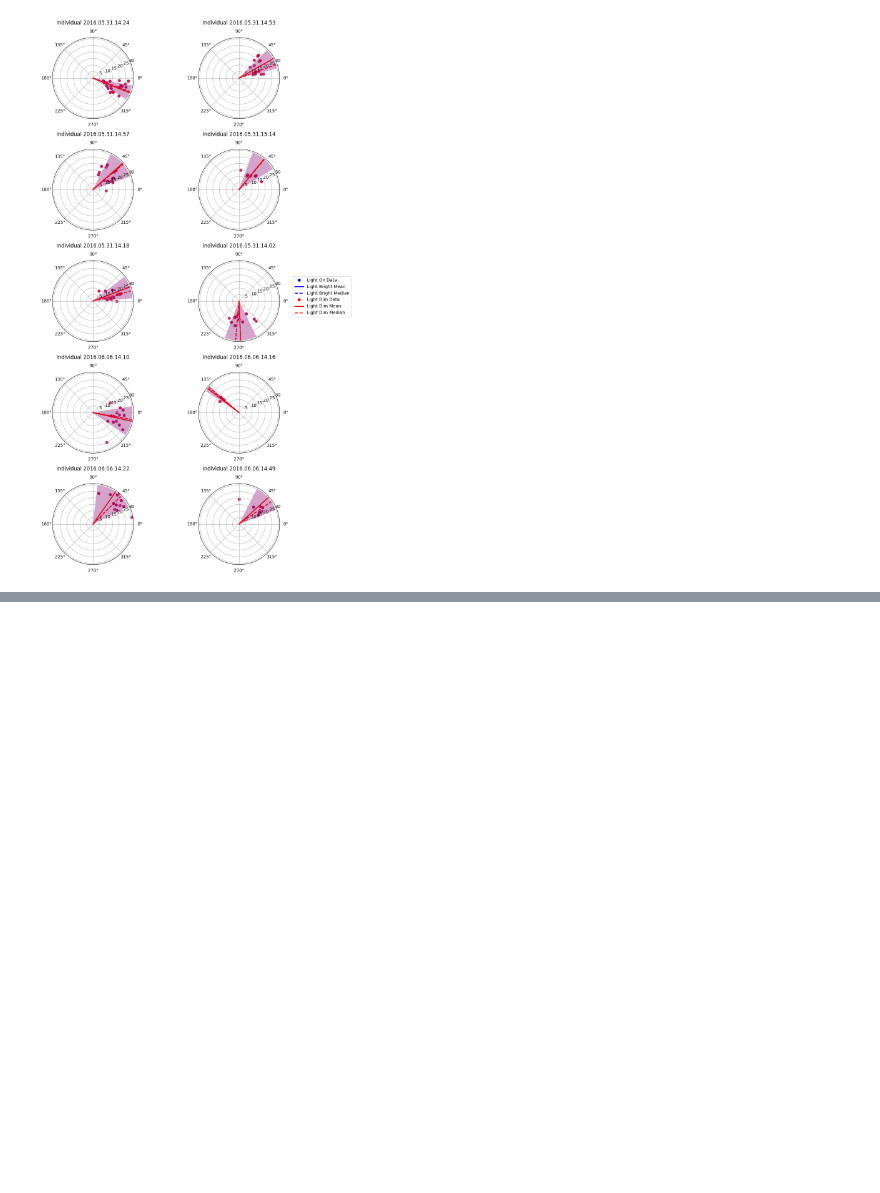
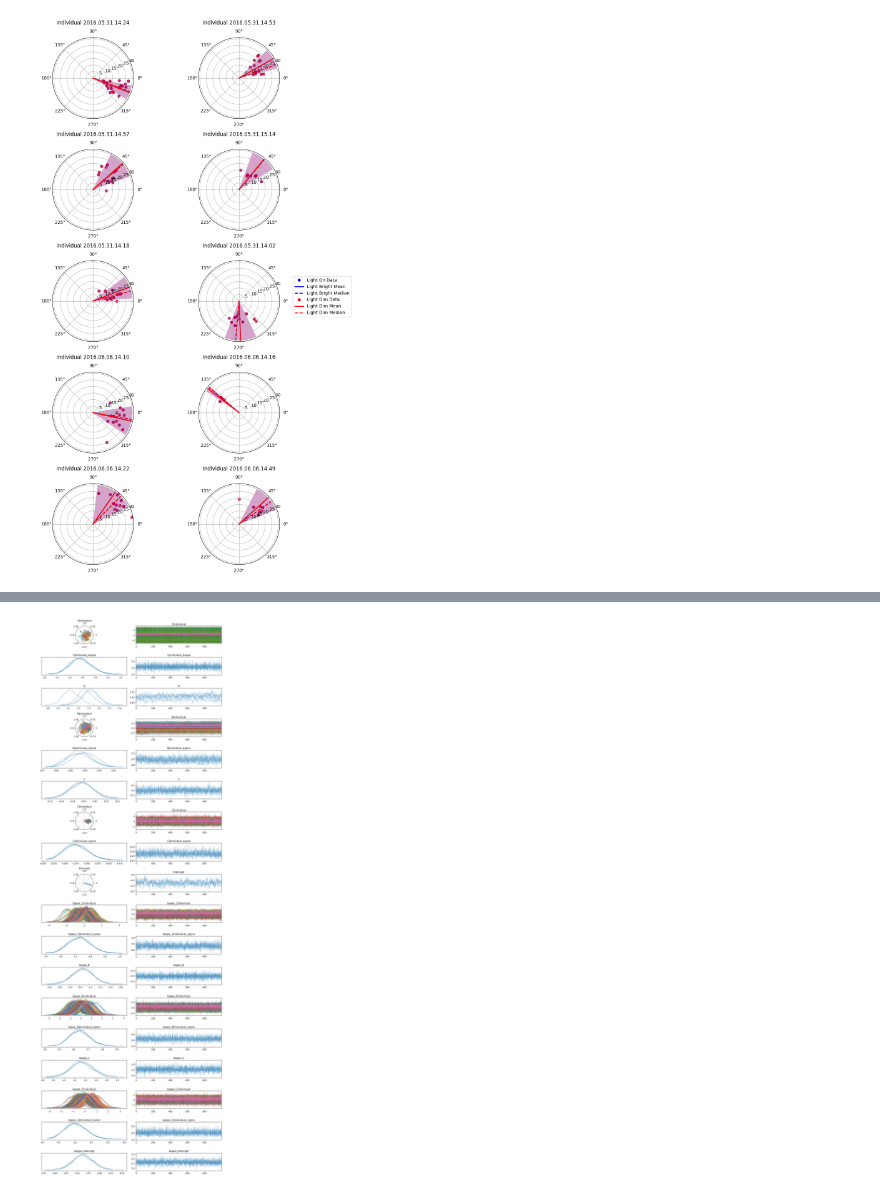
Before and after one commit to Foztarz/GUVdances, a Jupyter notebook: UnwrapGUV.ipynb, the cells around one changed output, grey strips where cells are left out. Drawn from its saved outputs; the diff is of its cells as text; code cells hidden in the pictures; blank space fills up the shorter version.

Commit message:
Neatened up. Attempted intercept

```diff
--- a/UnwrapGUV.ipynb
+++ b/UnwrapGUV.ipynb
@@ -227,7 +231,8 @@ priors = {
     "kappa": {
         # Fixed effects for κ:
         "Intercept": bmb.Prior("Normal", mu=inverse_softplus(2), sigma=1),
-        "Light": bmb.Prior("Normal", mu=0, sigma=2.5),
+        "B": bmb.Prior("Normal", mu=0, sigma=2.5),
+        "C": bmb.Prior("Normal", mu=0, sigma=2.5),
         # Individual-level effects for κ:
         "1|Individual": bmb.Prior(
             "Normal", mu=0, sigma=bmb.Prior("LogNormal", mu=np.log(0.5), sigma=0.1)
@@ -258,0 +293,11 @@ idata = model.fit(draws=1000) # be prepared for this to take a very long time to
+# %%
+
+az.plot_trace(idata, circ_var_names=["Intercept",
+                                     "1|Individual",
+                                     "B|Individual",
+                                     "C|Individual",
+                                     ])
+plt.tight_layout()
+plt.show()
+# %% [output]
+[figure, added]
```
Also changed, not shown: parts of 8 cells of this notebook.
